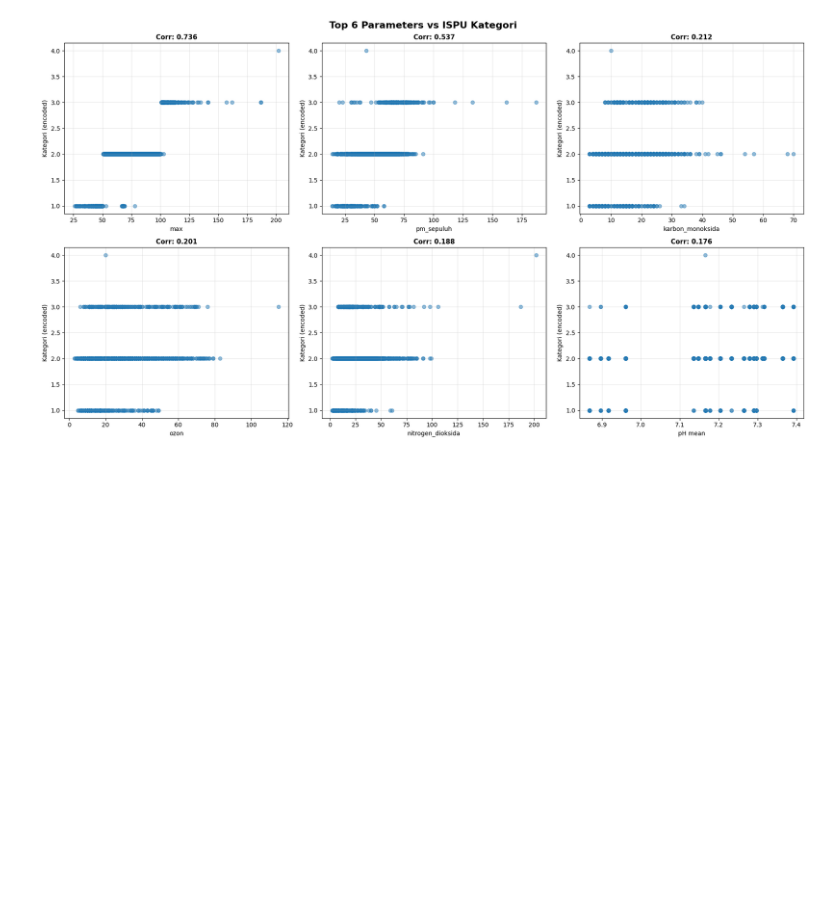
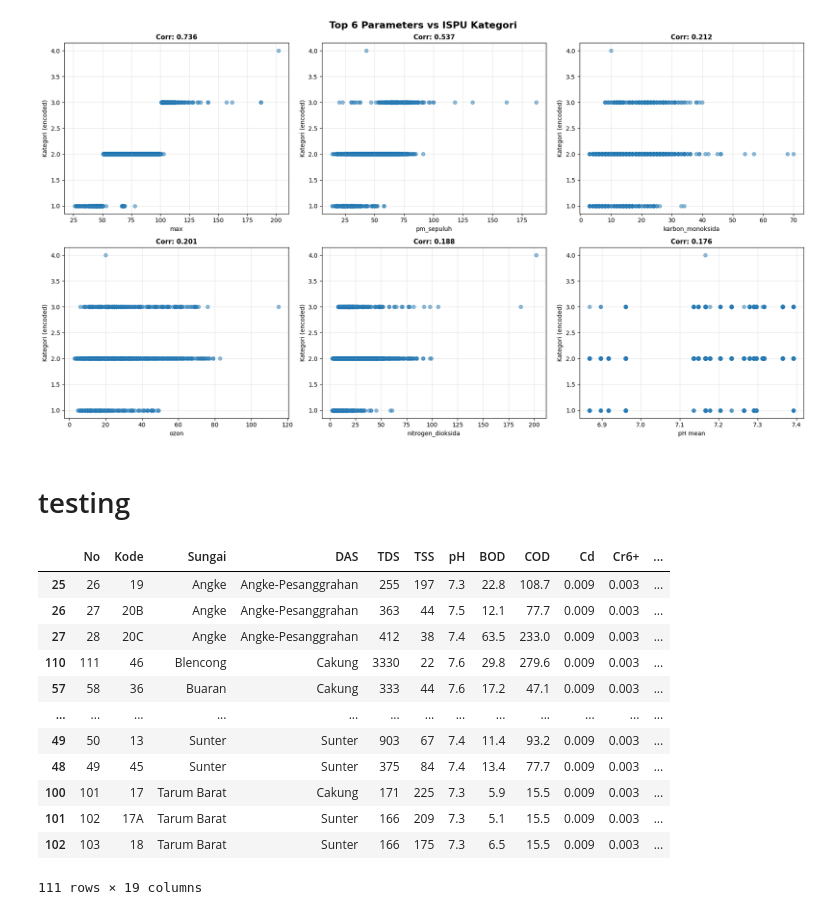
Before and after one commit to DanishRitonga/datavidia-penyisihan, a Jupyter notebook: main.ipynb, the cells around one changed output. Cells and saved outputs as stored; diff of their text form; code cells hidden in the pictures; blank space fills up the shorter version.

```diff
--- a/main.ipynb
+++ b/main.ipynb
@@ -819,3 +819,25 @@ Name: kategori_encoded, dtype: float64
 [figure]
 [figure]
 [figure]
+# %% [markdown]
+# testing
+# %%
+import pandas as pd
+
+df_test = pd.read_csv('test.csv')
+# %%
+df_test.sort_values(by = ['Sungai', 'Kode'])
+# %% [output]
+|  | No | Kode | Sungai | DAS | TDS | TSS | pH | BOD | COD | Cd | Cr6+ | ... |
+| 25 | 26 | 19 | Angke | Angke-Pesanggrahan | 255 | 197 | 7.3 | 22.8 | 108.7 | 0.009 | 0.003 | ... |
+| 26 | 27 | 20B | Angke | Angke-Pesanggrahan | 363 | 44 | 7.5 | 12.1 | 77.7 | 0.009 | 0.003 | ... |
+| 27 | 28 | 20C | Angke | Angke-Pesanggrahan | 412 | 38 | 7.4 | 63.5 | 233.0 | 0.009 | 0.003 | ... |
+| 110 | 111 | 46 | Blencong | Cakung | 3330 | 22 | 7.6 | 29.8 | 279.6 | 0.009 | 0.003 | ... |
+| 57 | 58 | 36 | Buaran | Cakung | 333 | 44 | 7.6 | 17.2 | 47.1 | 0.009 | 0.003 | ... |
+| ... | ... | ... | ... | ... | ... | ... | ... | ... | ... | ... | ... | ... |
+| 49 | 50 | 13 | Sunter | Sunter | 903 | 67 | 7.4 | 11.4 | 93.2 | 0.009 | 0.003 | ... |
+| 48 | 49 | 45 | Sunter | Sunter | 375 | 84 | 7.4 | 13.4 | 77.7 | 0.009 | 0.003 | ... |
+| 100 | 101 | 17 | Tarum Barat | Cakung | 171 | 225 | 7.3 | 5.9 | 15.5 | 0.009 | 0.003 | ... |
+| 101 | 102 | 17A | Tarum Barat | Sunter | 166 | 209 | 7.3 | 5.1 | 15.5 | 0.009 | 0.003 | ... |
+| 102 | 103 | 18 | Tarum Barat | Sunter | 166 | 175 | 7.3 | 6.5 | 15.5 | 0.009 | 0.003 | ... |
+111 rows × 19 columns
```
Also changed, not shown: parts of 7 cells of this notebook, 16 other files.
